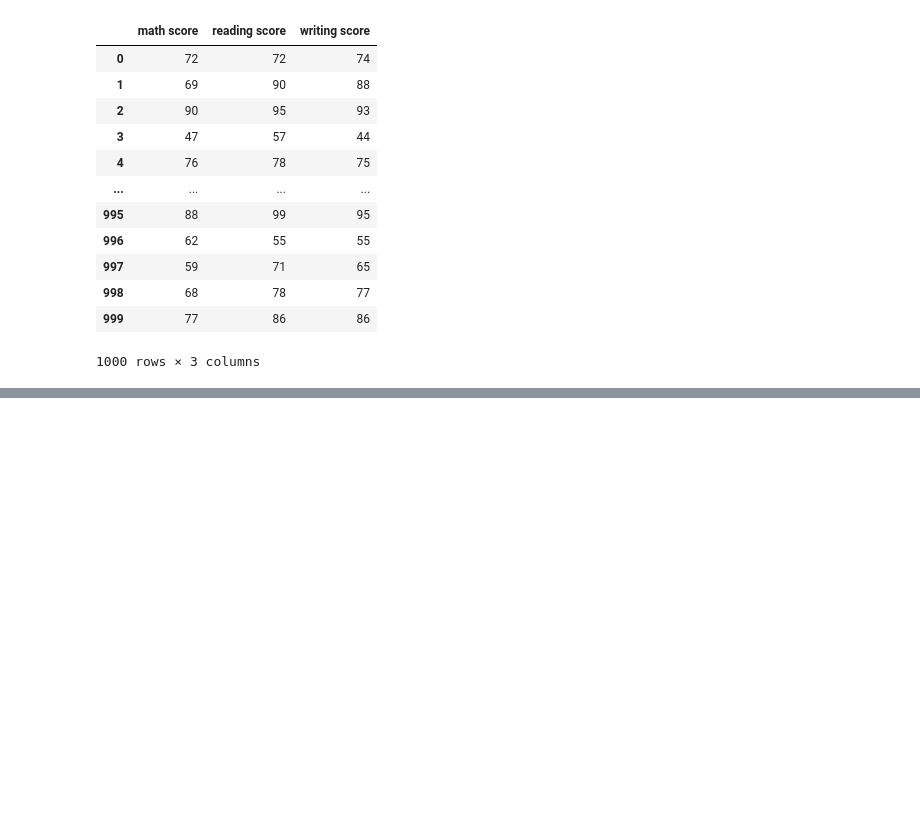
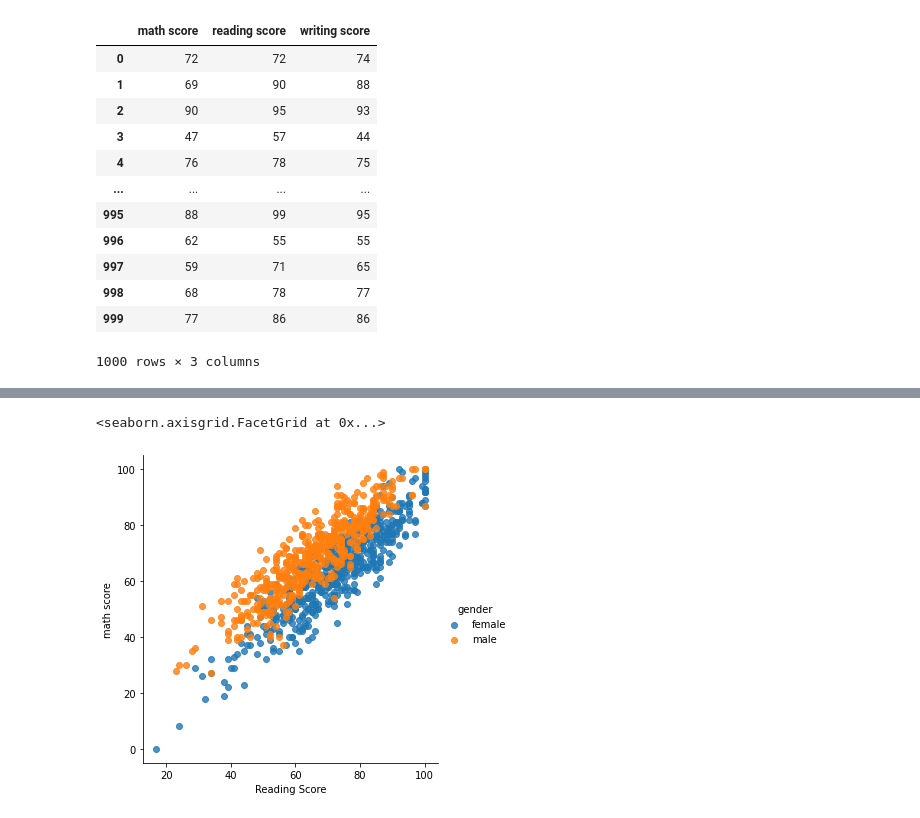
Before and after one commit to MACTEP-Python/DataScience_and_Machine_Learning, a Jupyter notebook: DS_ML1.ipynb, the cells around one changed output, grey strips where cells are left out. Cells and saved outputs as stored; diff of their text form; code cells hidden in the pictures; blank space fills up the shorter version.

Commit message:
Повторил визуализацию matplotlib seaborn

```diff
--- a/DS_ML1.ipynb
+++ b/DS_ML1.ipynb
@@ -130,0 +224,6 @@ df.filter(like='sc')
+# %%
+ax = sns.lmplot(x='reading score', y='math score', data=df, hue='gender', fit_reg=False)
+ax.set_xlabels('Reading Score')
+# %% [output]
+<seaborn.axisgrid.FacetGrid at 0x...>
+[figure, added]
```
Also changed, not shown: parts of 24 cells of this notebook.
